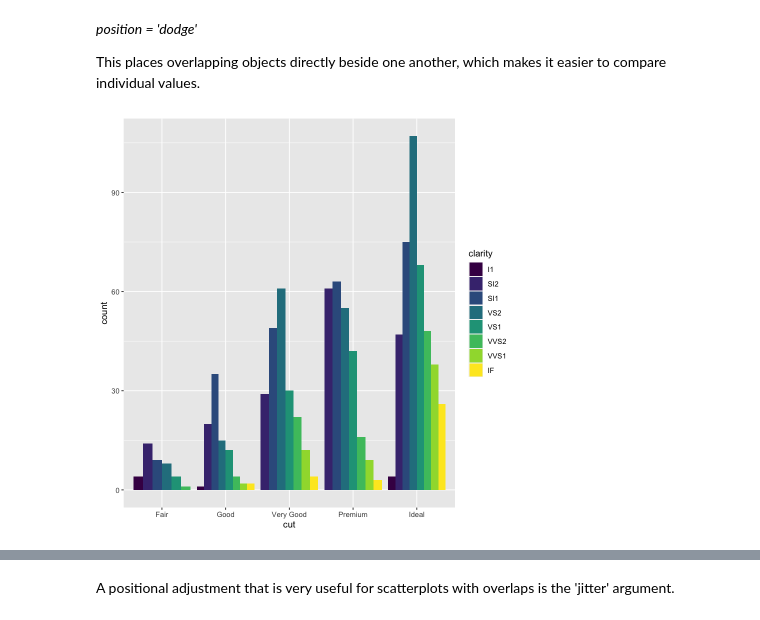
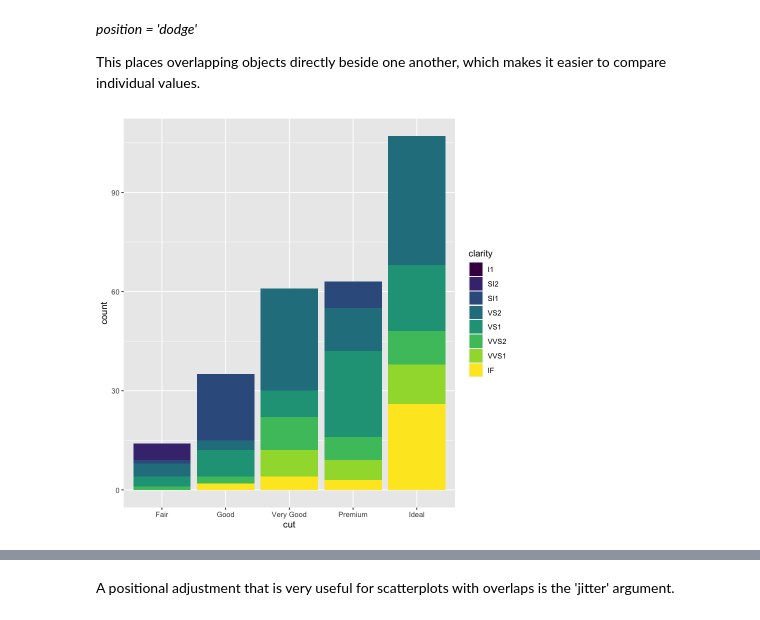
Before and after one commit to dereklhansen/stats306_lab, a Jupyter notebook: lab2/stats306_lab2.ipynb, the cells around one changed output, grey strips where cells are left out. Saved outputs shown, nothing was run; the diff lists cells and outputs as text; code cells hidden in the pictures.

```diff
--- a/lab2/stats306_lab2.ipynb
+++ b/lab2/stats306_lab2.ipynb
@@ -287,6 +289,6 @@ ggplot(data = dm) +
 This places overlapping objects directly beside one another, which makes it easier to compare individual values.
 # %%
 ggplot(data = dm) +
-  geom_bar(mapping = aes(x = cut, fill = clarity), position = "dodge")
+  geom_bar(mapping = aes(x = cut, fill = clarity), position = "identity")
 # %% [output]
-[figure, old version]
+[figure, new version]
```
Also changed, not shown: parts of 2 cells of this notebook, 2 other files.
